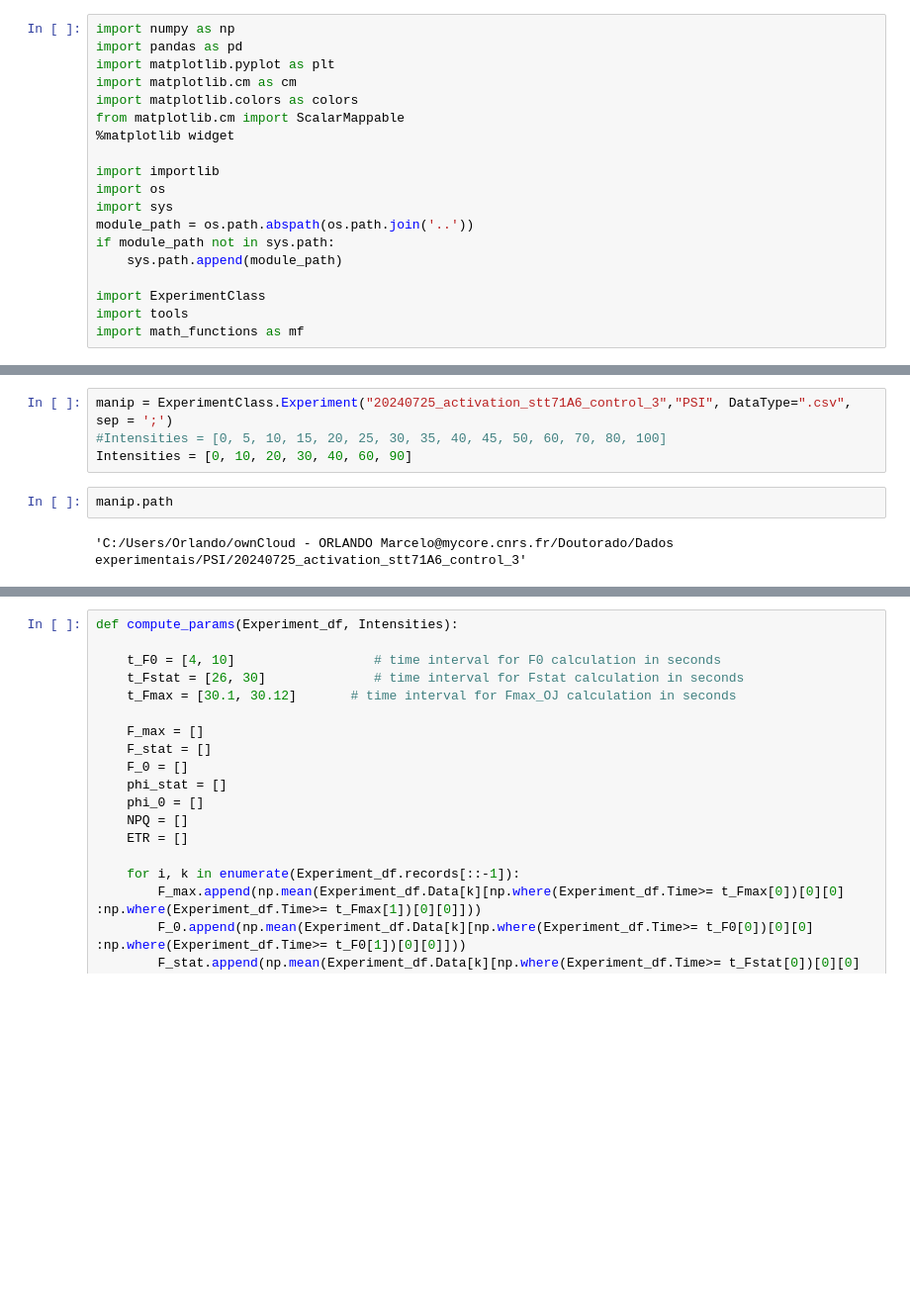
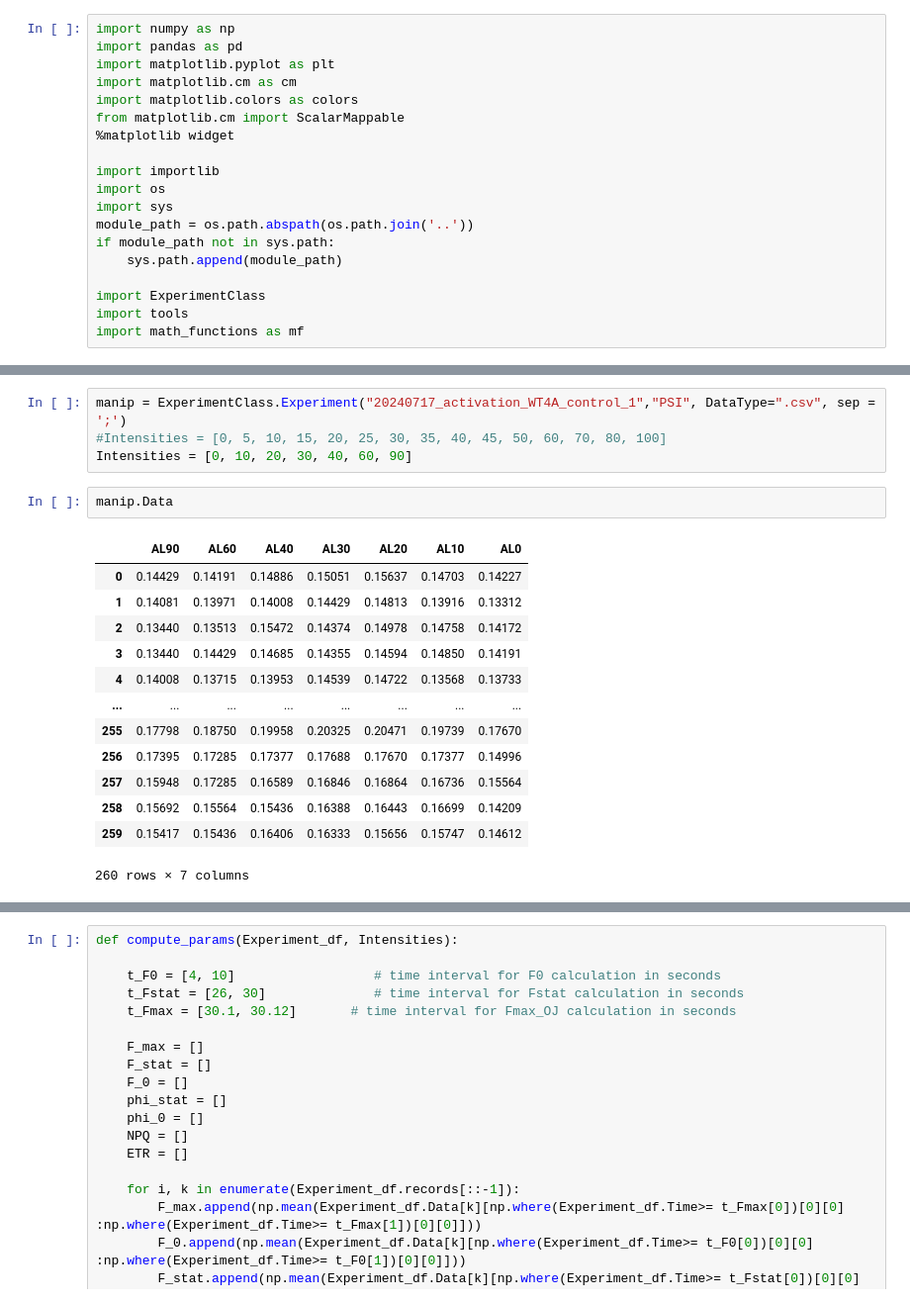
Before and after one commit to orlandomarcelo/DREAM_repo, a Jupyter notebook: Notebooks/PSI_Ek_court.ipynb, the cells around one changed output, grey strips where cells are left out. Shown at 99% size. Saved outputs shown, nothing was run; the diff lists cells and outputs as text; blank space fills up the shorter version.

```diff
--- a/Notebooks/PSI_Ek_court.ipynb
+++ b/Notebooks/PSI_Ek_court.ipynb
@@ -26,11 +81,23 @@ importlib.reload(mf)
 # %%
-manip = ExperimentClass.Experiment("20240725_activation_stt71A6_control_3","PSI", DataType=".csv", sep = ';')
+manip = ExperimentClass.Experiment("20240717_activation_WT4A_control_1","PSI", DataType=".csv", sep = ';')
 #Intensities = [0, 5, 10, 15, 20, 25, 30, 35, 40, 45, 50, 60, 70, 80, 100]
 Intensities = [0, 10, 20, 30, 40, 60, 90]
 # %%
-manip.path
+manip.Data
 # %% [output]
+|  | AL90 | AL60 | AL40 | AL30 | AL20 | AL10 | AL0 |
+| 0 | 0.14429 | 0.14191 | 0.14886 | 0.15051 | 0.15637 | 0.14703 | 0.14227 |
+| 1 | 0.14081 | 0.13971 | 0.14008 | 0.14429 | 0.14813 | 0.13916 | 0.13312 |
+| 2 | 0.13440 | 0.13513 | 0.15472 | 0.14374 | 0.14978 | 0.14758 | 0.14172 |
+| 3 | 0.13440 | 0.14429 | 0.14685 | 0.14355 | 0.14594 | 0.14850 | 0.14191 |
+| 4 | 0.14008 | 0.13715 | 0.13953 | 0.14539 | 0.14722 | 0.13568 | 0.13733 |
+| ... | ... | ... | ... | ... | ... | ... | ... |
+| 255 | 0.17798 | 0.18750 | 0.19958 | 0.20325 | 0.20471 | 0.19739 | 0.17670 |
+| 256 | 0.17395 | 0.17285 | 0.17377 | 0.17688 | 0.17670 | 0.17377 | 0.14996 |
+| 257 | 0.15948 | 0.17285 | 0.16589 | 0.16846 | 0.16864 | 0.16736 | 0.15564 |
+| 258 | 0.15692 | 0.15564 | 0.15436 | 0.16388 | 0.16443 | 0.16699 | 0.14209 |
+| 259 | 0.15417 | 0.15436 | 0.16406 | 0.16333 | 0.15656 | 0.15747 | 0.14612 |
-'C:/Users/Orlando/ownCloud - ORLANDO Marcelo@mycore.cnrs.fr/Doutorado/Dados experimentais/PSI/20240725_activation_stt71A6_control_3'
+260 rows × 7 columns
 # %%
 fig, ax = plt.subplots(figsize=(10, 5))
 act = np.arange(0, 130, 10)
```
Also changed, not shown: parts of 9 cells of this notebook, 8 other files.
